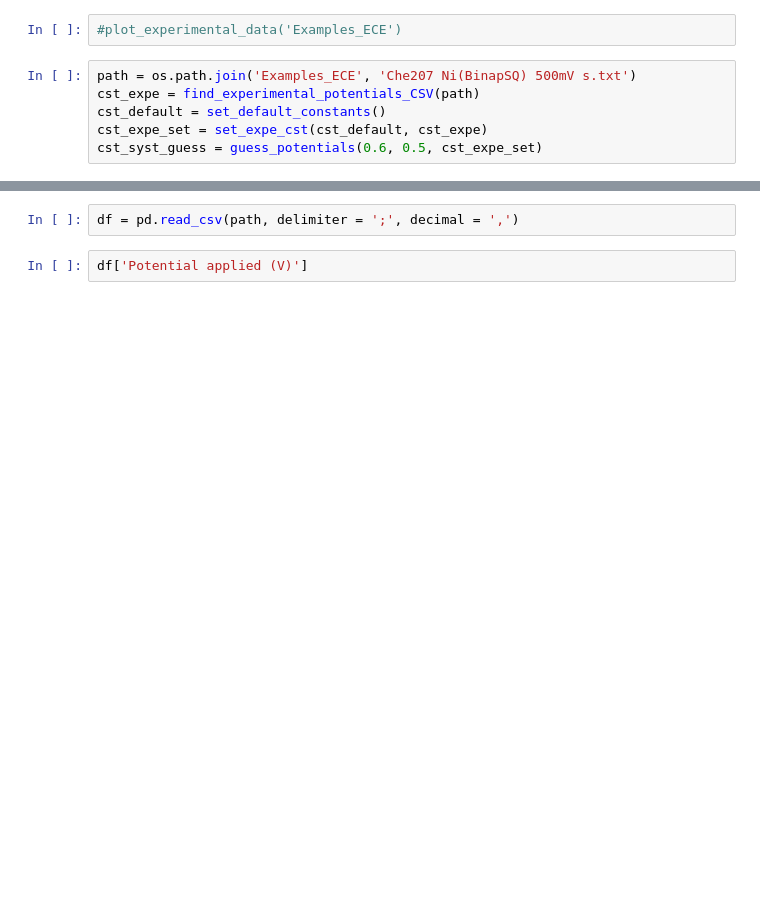
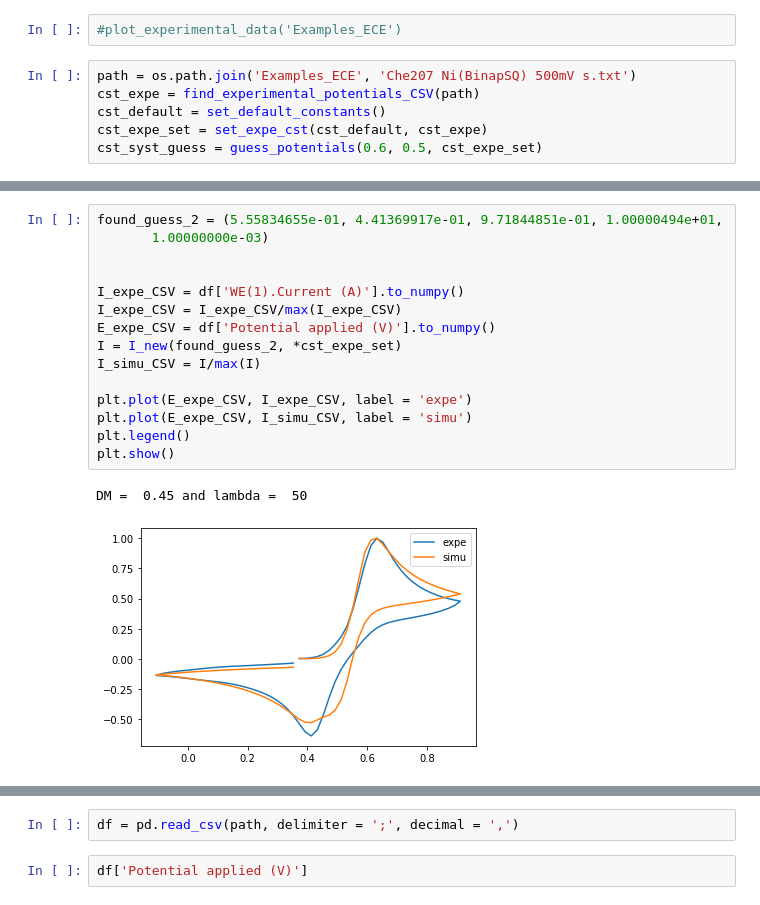
Before and after one commit to truejulosdu13/Electrochemistry, a Jupyter notebook: Fit_Experimental_CSV/fit_to_experience.ipynb, the cells around one changed output, grey strips where cells are left out. Saved outputs shown, nothing was run; the diff lists cells and outputs as text; blank space fills up the shorter version.

```diff
--- a/Fit_Experimental_CSV/fit_to_experience.ipynb
+++ b/Fit_Experimental_CSV/fit_to_experience.ipynb
@@ -153,0 +208,18 @@ DM =  0.45 and lambda =  100
+# %%
+found_guess_2 = (5.55834655e-01, 4.41369917e-01, 9.71844851e-01, 1.00000494e+01,
+       1.00000000e-03)
+
+
+I_expe_CSV = df['WE(1).Current (A)'].to_numpy()
+I_expe_CSV = I_expe_CSV/max(I_expe_CSV)
+E_expe_CSV = df['Potential applied (V)'].to_numpy()
+I = I_new(found_guess_2, *cst_expe_set)
+I_simu_CSV = I/max(I)
+
+plt.plot(E_expe_CSV, I_expe_CSV, label = 'expe')
+plt.plot(E_expe_CSV, I_simu_CSV, label = 'simu')
+plt.legend()
+plt.show()
+# %% [output]
+DM =  0.45 and lambda =  50
+[figure, added]
```
Also changed, not shown: parts of 6 cells of this notebook, 1 other file.
